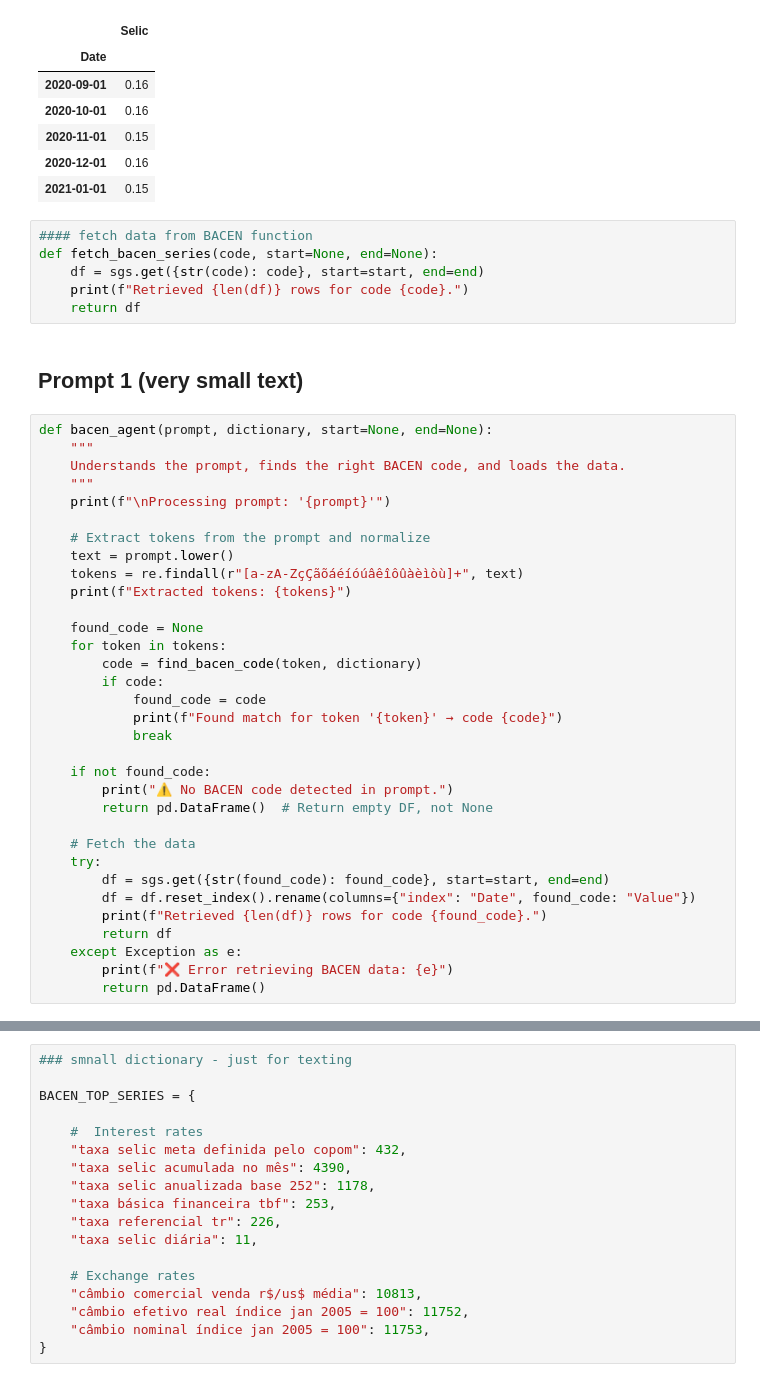
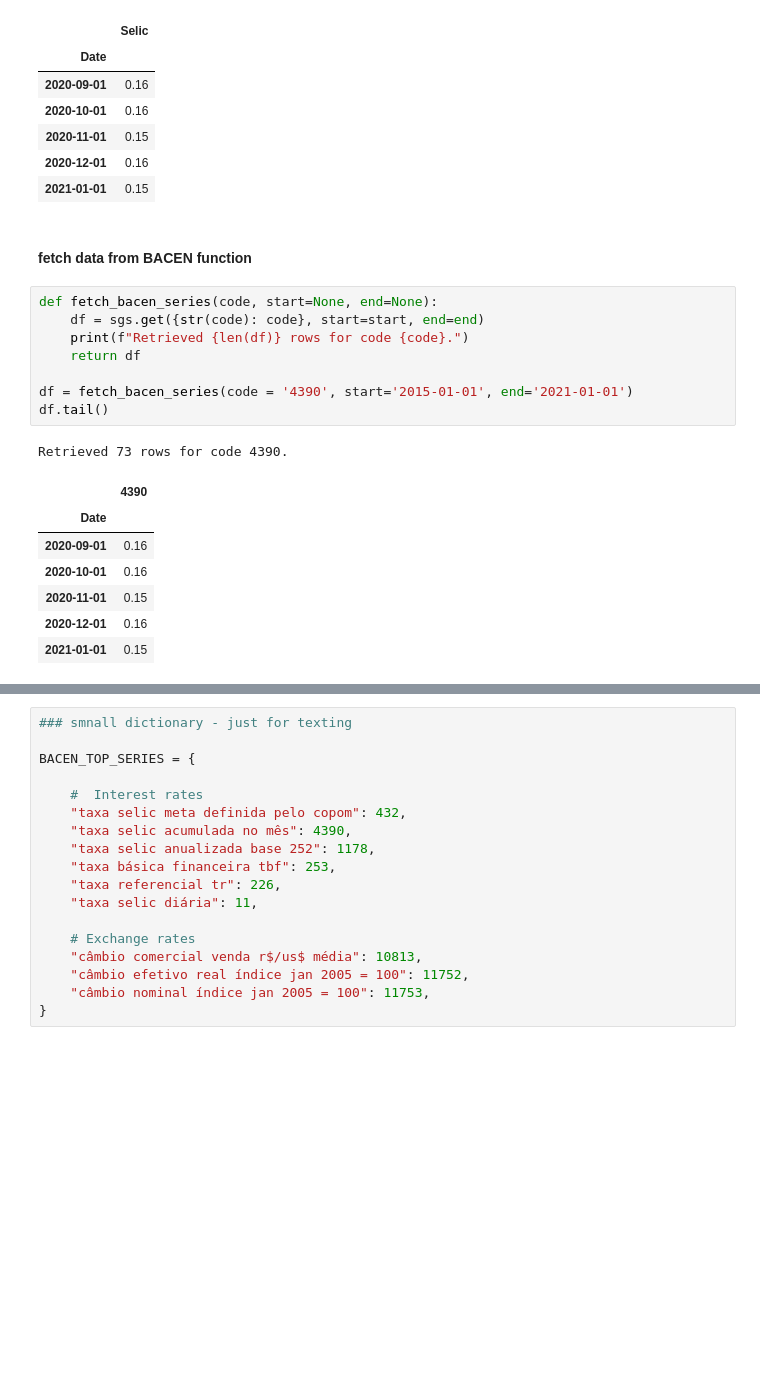
Before and after one commit to maxcardosoderesende/Projects_WSL, a Jupyter notebook: NLP/AI_Agent_Bacen/nlp_bacen_classification.ipynb, the cells around one changed output, grey strips where cells are left out. Saved outputs shown, nothing was run; the diff lists cells and outputs as text; blank space fills up the shorter version.

```diff
--- a/NLP/AI_Agent_Bacen/nlp_bacen_classification.ipynb
+++ b/NLP/AI_Agent_Bacen/nlp_bacen_classification.ipynb
@@ -183,44 +184,22 @@ df.tail()
 | 2020-11-01 | 0.15 |
 | 2020-12-01 | 0.16 |
 | 2021-01-01 | 0.15 |
+# %% [markdown]
+#### fetch data from BACEN function
 # %%
-#### fetch data from BACEN function
 def fetch_bacen_series(code, start=None, end=None):
     df = sgs.get({str(code): code}, start=start, end=end)
     print(f"Retrieved {len(df)} rows for code {code}.")
     return df
+
+df = fetch_bacen_series(code = '4390', start='2015-01-01', end='2021-01-01')
+df.tail()
+# %% [output]
+Retrieved 73 rows for code 4390.
+|  | 4390 |
+| Date |  |
+| 2020-09-01 | 0.16 |
+| 2020-10-01 | 0.16 |
+| 2020-11-01 | 0.15 |
+| 2020-12-01 | 0.16 |
+| 2021-01-01 | 0.15 |
-# %% [markdown]
-## Prompt 1 (very small text)
-# %%
-def bacen_agent(prompt, dictionary, start=None, end=None):
-    """
-    Understands the prompt, finds the right BACEN code, and loads the data.
-    """
-    print(f"\nProcessing prompt: '{prompt}'")
-
-    # Extract tokens from the prompt and normalize
-    text = prompt.lower()
-    tokens = re.findall(r"[a-zA-ZçÇãõáéíóúâêîôûàèìòù]+", text)
-    print(f"Extracted tokens: {tokens}")
-
-    found_code = None
-    for token in tokens:
-        code = find_bacen_code(token, dictionary)
-        if code:
-            found_code = code
-            print(f"Found match for token '{token}' → code {code}")
-            break
-
-    if not found_code:
-        print("⚠️ No BACEN code detected in prompt.")
-        return pd.DataFrame()  # Return empty DF, not None
-
-    # Fetch the data
-    try:
-        df = sgs.get({str(found_code): found_code}, start=start, end=end)
-        df = df.reset_index().rename(columns={"index": "Date", found_code: "Value"})
-        print(f"Retrieved {len(df)} rows for code {found_code}.")
-        return df
-    except Exception as e:
-        print(f"❌ Error retrieving BACEN data: {e}")
-        return pd.DataFrame()
```
Also changed, not shown: parts of 68 cells of this notebook, 9 other files.
